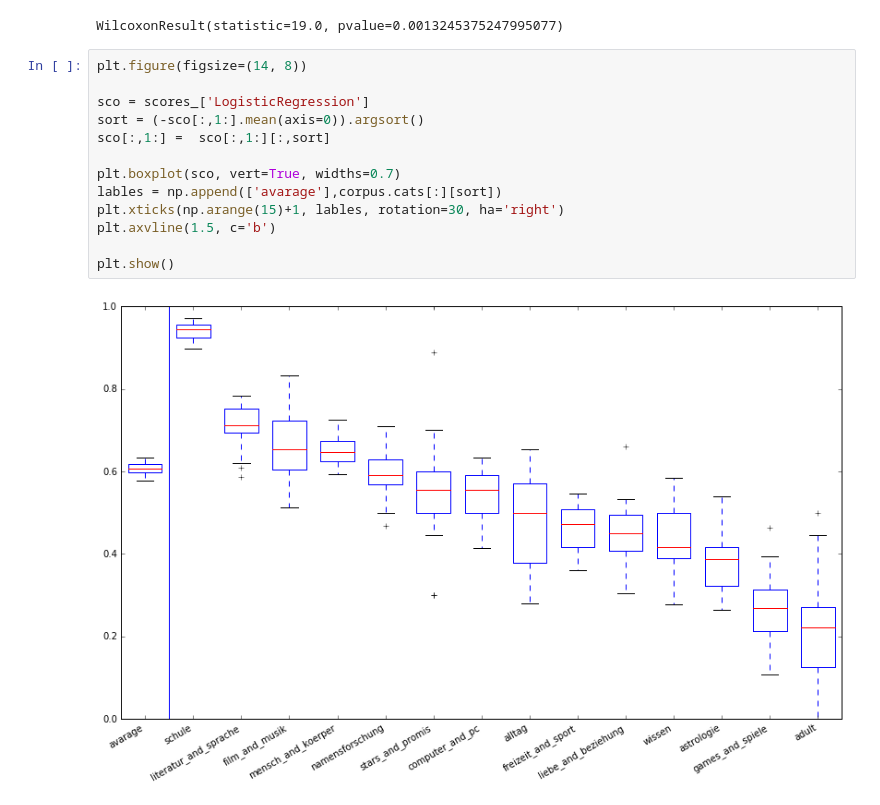
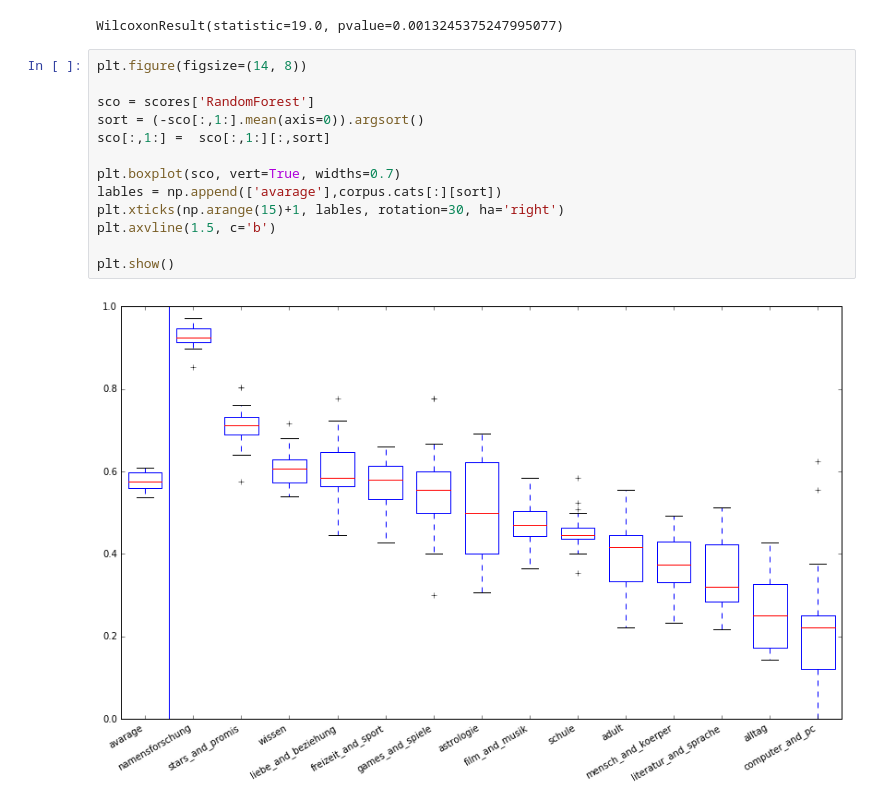
Before and after one commit to hagerpa/ml_project, a Jupyter notebook: cross_validation.ipynb, the cells around one changed output. Saved outputs shown, nothing was run; the diff lists cells and outputs as text.

```diff
--- a/cross_validation.ipynb
+++ b/cross_validation.ipynb
@@ -483,15 +483,15 @@ WilcoxonResult(statistic=19.0, pvalue=0.0013245375247995077)
 # %%
 plt.figure(figsize=(14, 8))
 
-sco = scores_['LogisticRegression']
+sco = scores['RandomForest']
 sort = (-sco[:,1:].mean(axis=0)).argsort()
 sco[:,1:] =  sco[:,1:][:,sort]
 
 plt.boxplot(sco, vert=True, widths=0.7)
 lables = np.append(['avarage'],corpus.cats[:][sort])
 plt.xticks(np.arange(15)+1, lables, rotation=30, ha='right')
 plt.axvline(1.5, c='b')
 
 plt.show()
 # %% [output]
-[figure, old version]
+[figure, new version]
```
Also changed, not shown: parts of 2 cells of this notebook, 5 other files.
